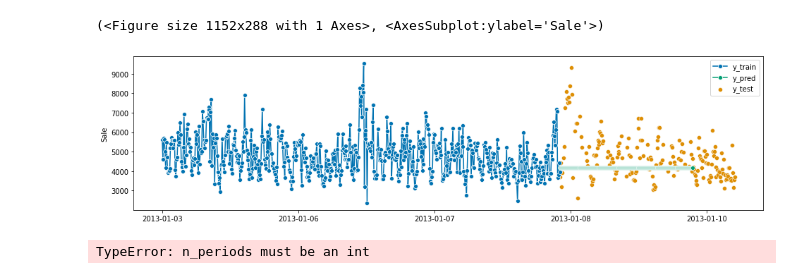
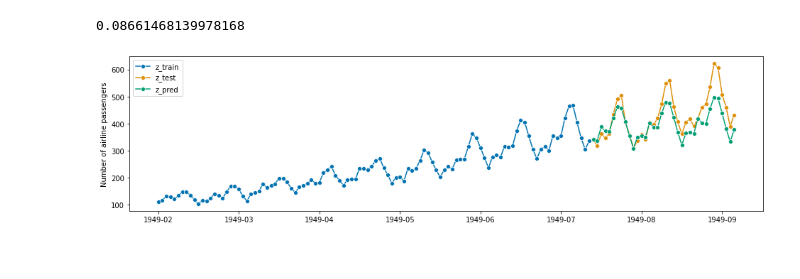
Before and after one commit to gpreet-singh/betasci, a Jupyter notebook: naive.ipynb, the cells around one changed output. Saved outputs shown, nothing was run; the diff lists cells and outputs as text; code cells hidden in the pictures.

```diff
--- a/naive.ipynb
+++ b/naive.ipynb
@@ -240,7 +110,7 @@ Deprecated in NumPy 1.20; for more details and guidance: https://numpy.org/devdo
 # %%
-from sktime.forecasting.ets import AutoETS
-forecaster = AutoETS(auto=True, sp=12, n_jobs=-1)
-forecaster.fit(y_train)
-y_pred = forecaster.predict(fh)
-plot_series(y_train, y_test, y_pred, labels=["y_train", "y_test", "y_pred"])
-#smape_loss(y_test, y_pred)
+# from sktime.forecasting.ets import AutoETS
+# forecaster = AutoETS(auto=True, sp=12, n_jobs=-1)
+# forecaster.fit(y_train)
+# y_pred = forecaster.predict(fh)
+# plot_series(y_train, y_test, y_pred, labels=["y_train", "y_test", "y_pred"])
+# #smape_loss(y_test, y_pred)
@@ -251,25 +117,24 @@ plot_series(y_train, y_test, y_pred, labels=["y_train", "y_test", "y_pred"])
 # %%
-from sktime.forecasting.ets import AutoETS
-forecaster = AutoETS(auto=True, sp=7, n_jobs=-1)
-forecaster.fit(z_train)
-z_pred = forecaster.predict(fz)
-plot_series(z_train, z_test, z_pred, labels=["y_train", "y_test", "y_pred"])
-#smape_loss(z_test, z_pred)
+# from sktime.forecasting.ets import AutoETS
+# forecaster = AutoETS(auto=True, seasonal='mul', sp=12, n_jobs=-1)
+# forecaster.fit(z_train)
+# z_pred = forecaster.predict(fz)
+# plot_series(z_train, z_test, z_pred, labels=["y_train", "y_test", "y_pred"])
+# #smape_loss(z_test, z_pred)
-# %% [output]
-(<Figure size 1152x288 with 1 Axes>, <AxesSubplot:ylabel='Sale'>)
-[figure, removed]
 # %%
-forecaster = AutoARIMA(sp=1, suppress_warnings=True, )
-forecaster.fit(y_train)
-y_pred = forecaster.predict(fh)
-plot_series(y_train, y_test, y_pred, labels=["y_train", "y_test", "y_pred"])
-#smape_loss(y_test, y_pred)
+# forecaster = AutoARIMA(sp=1, suppress_warnings=True, )
+# forecaster.fit(y_train)
+# y_pred = forecaster.predict(fh)
+# plot_series(y_train, y_test, y_pred, labels=["y_train", "y_test", "y_pred"])
+# #smape_loss(y_test, y_pred)
-# %% [output]
-TypeError: n_periods must be an int
 # %%
 forecaster = ThetaForecaster(sp=12)
 forecaster.fit(y_train)
 alpha = 0.05  # 95% prediction intervals
 y_pred, pred_ints = forecaster.predict(fh, return_pred_int=True, alpha=alpha)
+plot_series(y_train, y_test, y_pred, labels=["z_train", "z_test", "z_pred"])
 smape_loss(y_test, y_pred)
+# %% [output]
+0.08661468139978168
+[figure, added]
 # %%
```
Also changed, not shown: parts of 14 cells of this notebook, 4 other files.
